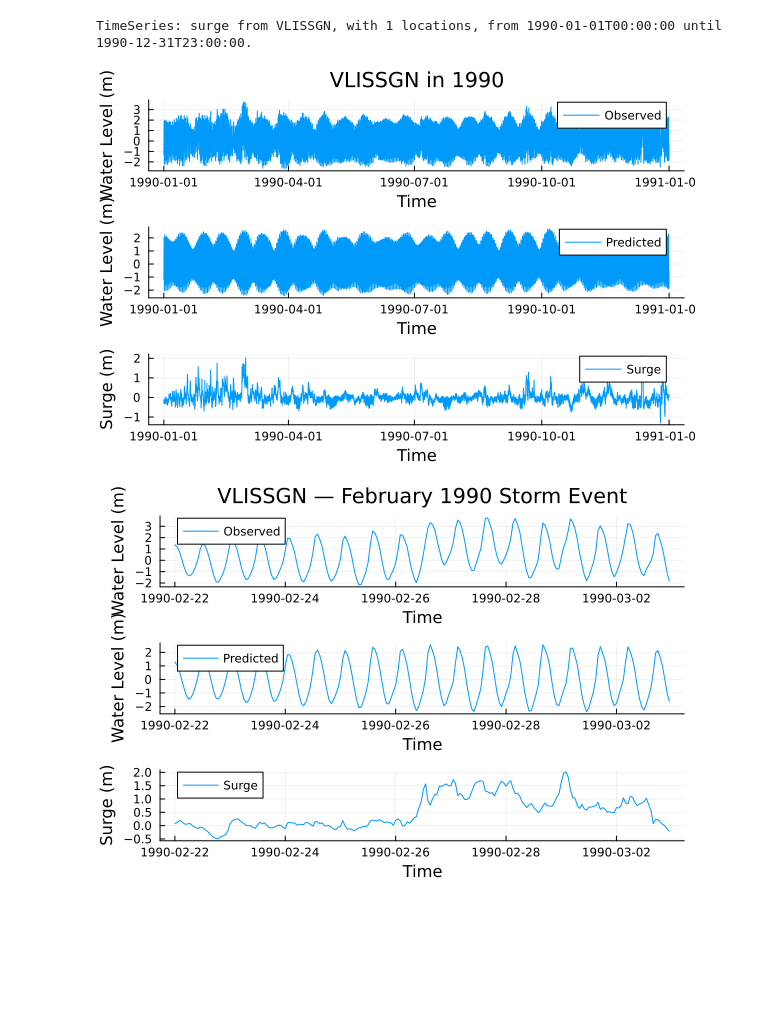
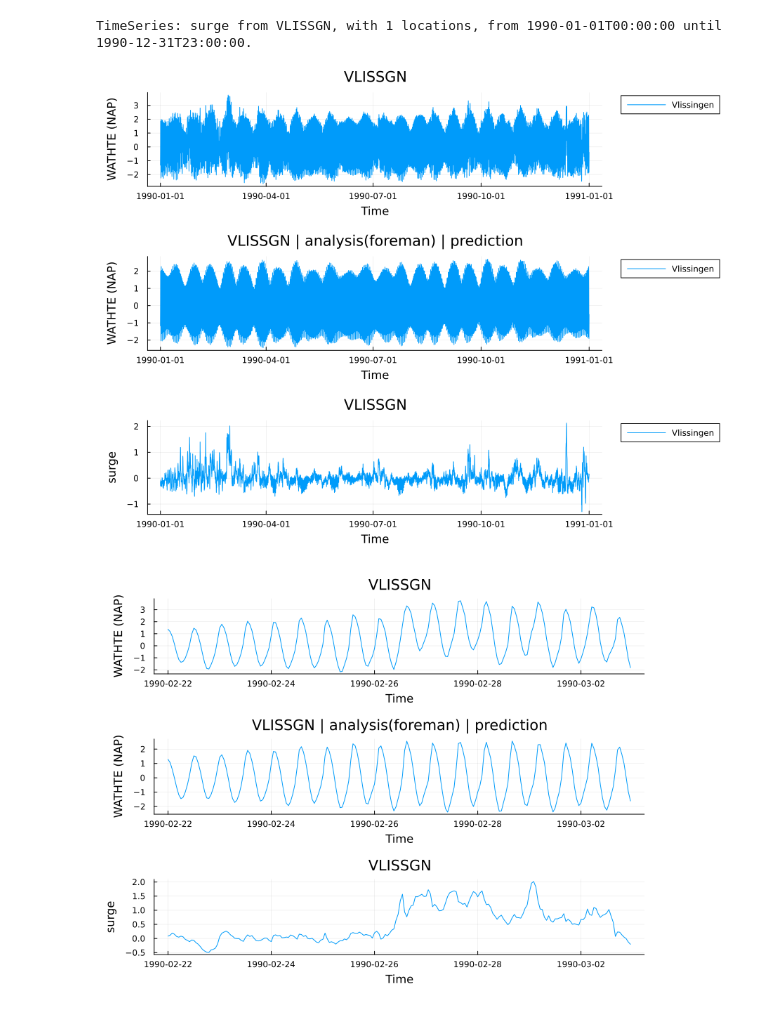
Before and after one commit to Deltares-research/AIHydroPoints.jl, a Jupyter notebook: example_foreman.ipynb, the cells around one changed output. Cells and saved outputs as stored; diff of their text form; code cells hidden in the pictures; blank space fills up the shorter version.

Commit message:
Better plotting of time-series

```diff
--- a/example_foreman.ipynb
+++ b/example_foreman.ipynb
@@ -113,28 +113,20 @@ surge1990 = TimeSeries(
 TimeSeries: surge from VLISSGN, with 1 locations, from 1990-01-01T00:00:00 until 1990-12-31T23:00:00.
 # %%
 # Plot observed, predicted, and surge for 1990
-p1 = plot(get_times(obs1990),   get_values(obs1990)[1,:],
-          label="Observed",  xlabel="Time", ylabel="Water Level (m)",
-          title="VLISSGN in 1990", legend=:topright)
-p2 = plot(get_times(pred1990),  get_values(pred1990)[1,:],
-          label="Predicted", xlabel="Time", ylabel="Water Level (m)", legend=:topright)
-p3 = plot(get_times(surge1990), get_values(surge1990)[1,:],
-          label="Surge",     xlabel="Time", ylabel="Surge (m)",        legend=:topright)
-plot(p1, p2, p3, layout=(3,1))
+p1 = plot(obs1990)
+p2 = plot(pred1990)
+p3 = plot(surge1990)
+plot(p1, p2, p3, layout=(3,1), size=(900, 700))
 # %% [output]
-[figure, old version]
+[figure, new version]
 # %%
 # Select and plot the storm event period
 pred_feb1990  = select_timespan(pred1990,  start_time_feb1990, end_time_feb1990)
 surge_feb1990 = select_timespan(surge1990, start_time_feb1990, end_time_feb1990)
 
-p1 = plot(get_times(obs_feb1990),   get_values(obs_feb1990)[1,:],
-          label="Observed",  xlabel="Time", ylabel="Water Level (m)",
-          title="VLISSGN — February 1990 Storm Event", legend=:topleft)
-p2 = plot(get_times(pred_feb1990),  get_values(pred_feb1990)[1,:],
-          label="Predicted", xlabel="Time", ylabel="Water Level (m)", legend=:topleft)
-p3 = plot(get_times(surge_feb1990), get_values(surge_feb1990)[1,:],
-          label="Surge",     xlabel="Time", ylabel="Surge (m)",        legend=:topleft)
-plot(p1, p2, p3, layout=(3,1))
+p1 = plot(obs_feb1990,label=false)
+p2 = plot(pred_feb1990,label=false)
+p3 = plot(surge_feb1990,label=false)
+plot(p1, p2, p3, layout=(3,1), size=(900, 600))
 # %% [output]
-[figure, old version]
+[figure, new version]
```
Also changed, not shown: parts of 4 cells of this notebook, 1 other file.
